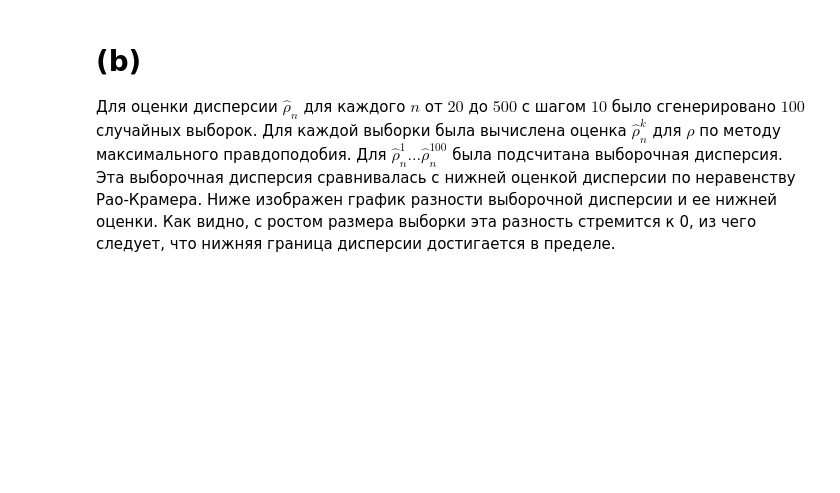
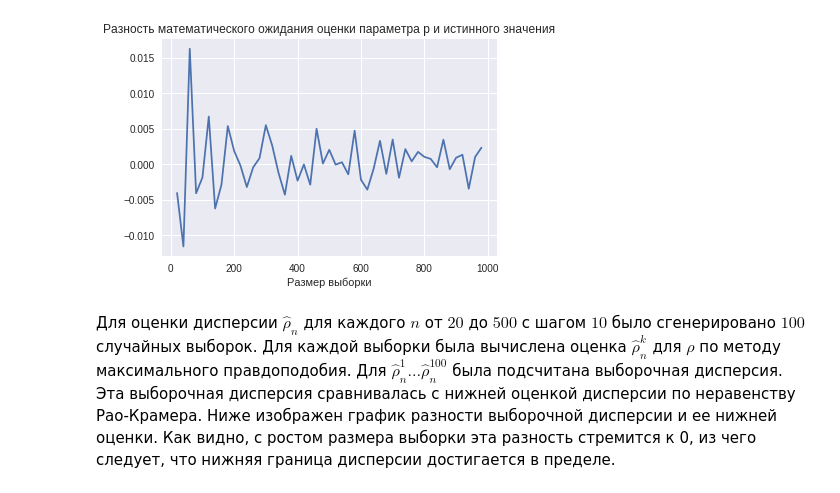
Before and after one commit to DaryaChaplygina/BioInf2018, a Jupyter notebook: Statistics/HW2_task1.ipynb, the cells around one changed output. Saved outputs shown, nothing was run; the diff lists cells and outputs as text; code cells hidden in the pictures; blank space fills up the shorter version.

```diff
--- a/Statistics/HW2_task1.ipynb
+++ b/Statistics/HW2_task1.ipynb
@@ -62,6 +63,13 @@ def variance_estimation(n, rho, k=100):
         s = generate_sample(n, rho)
         est.append(count_ml_statistic(s))
     return np.mean((np.asarray(est) - rho) ** 2)
+# %%
+def expectation_estimation(n, rho, k=100):
+    est = []
+    for _ in range(k):
+        s = generate_sample(n, rho)
+        est.append(count_ml_statistic(s))
+    return np.mean(np.asarray(est))
 # %%
 def show_variance(rho, nlim=500):
     var_diff = []
@@ -73,3 +81,13 @@ def show_variance(rho, nlim=500):
     plt.plot([n for n in range(20, nlim, 10)], var_diff)
     plt.xlabel("Размер выборки")
     plt.show()
+# %%
+def show_unbiased(rho):
+    exp_diff = []
+    for n in range(20, 1000, 20):
+        exp_diff.append((expectation_estimation(n, rho) - rho))
+
+    plt.title("Разность математического ожидания оценки параметра p и истинного значения")
+    plt.plot([n for n in range(20, 1000, 20)], exp_diff)
+    plt.xlabel("Размер выборки")
+    plt.show()
@@ -76,5 +97,9 @@ def show_variance(rho, nlim=500):
+# %%
+show_unbiased(0.6)
+# %% [output]
+[figure, added]
 # %% [markdown]
-# (b)
+
 Для оценки дисперсии $\widehat{\rho}_n$ для каждого $n$ от $20$ до $500$ с шагом $10$ было сгенерировано $100$ случайных выборок. Для каждой выборки была вычислена оценка $\widehat{\rho}_n^k$ для $\rho$ по методу максимального правдоподобия. Для $\widehat{\rho}_n^1 \dots \widehat{\rho}_n^{100}$ была подсчитана выборочная дисперсия. Эта выборочная дисперсия сравнивалась с нижней оценкой дисперсии по неравенству Рао-Крамера. Ниже изображен график разности выборочной дисперсии и ее нижней оценки. Как видно, с ростом размера выборки эта разность стремится к 0, из чего следует, что нижняя граница дисперсии достигается в пределе.
 # %%
 show_variance(0.6)
```
Also changed, not shown: parts of 4 cells of this notebook.
